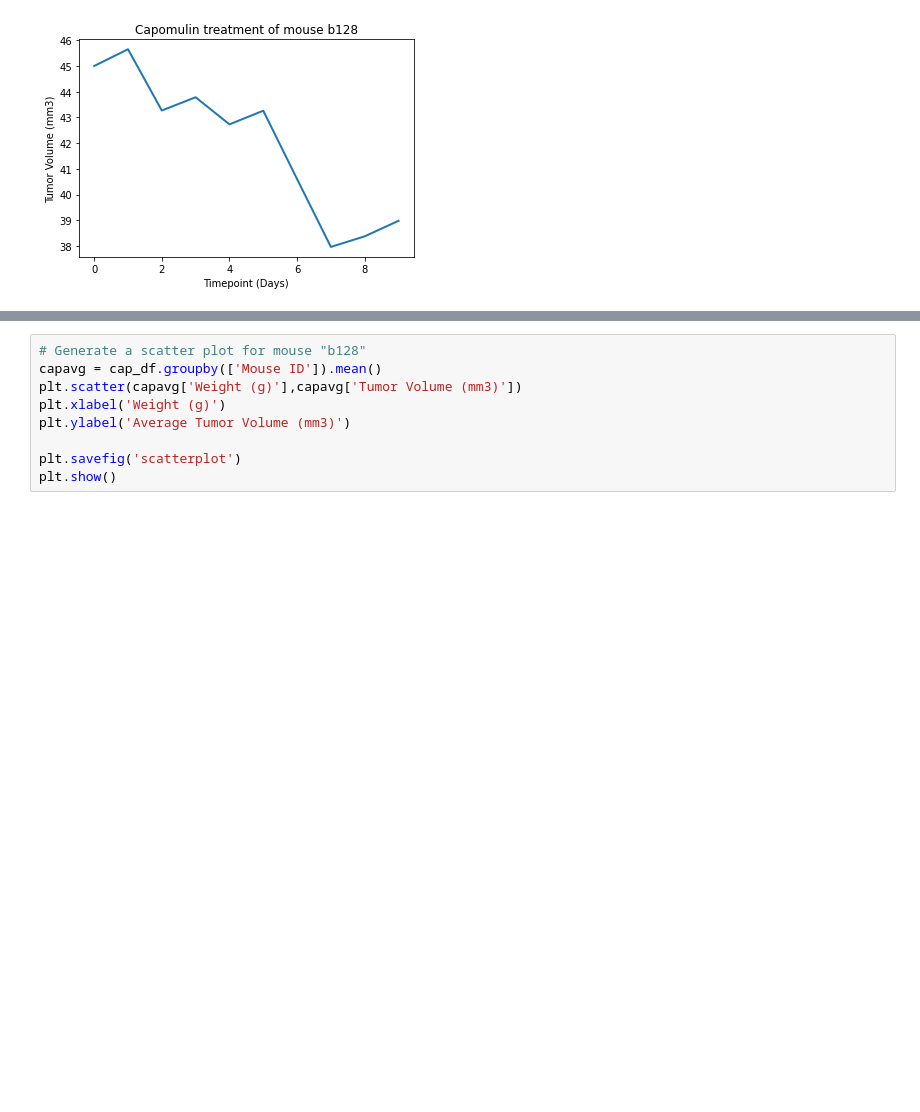
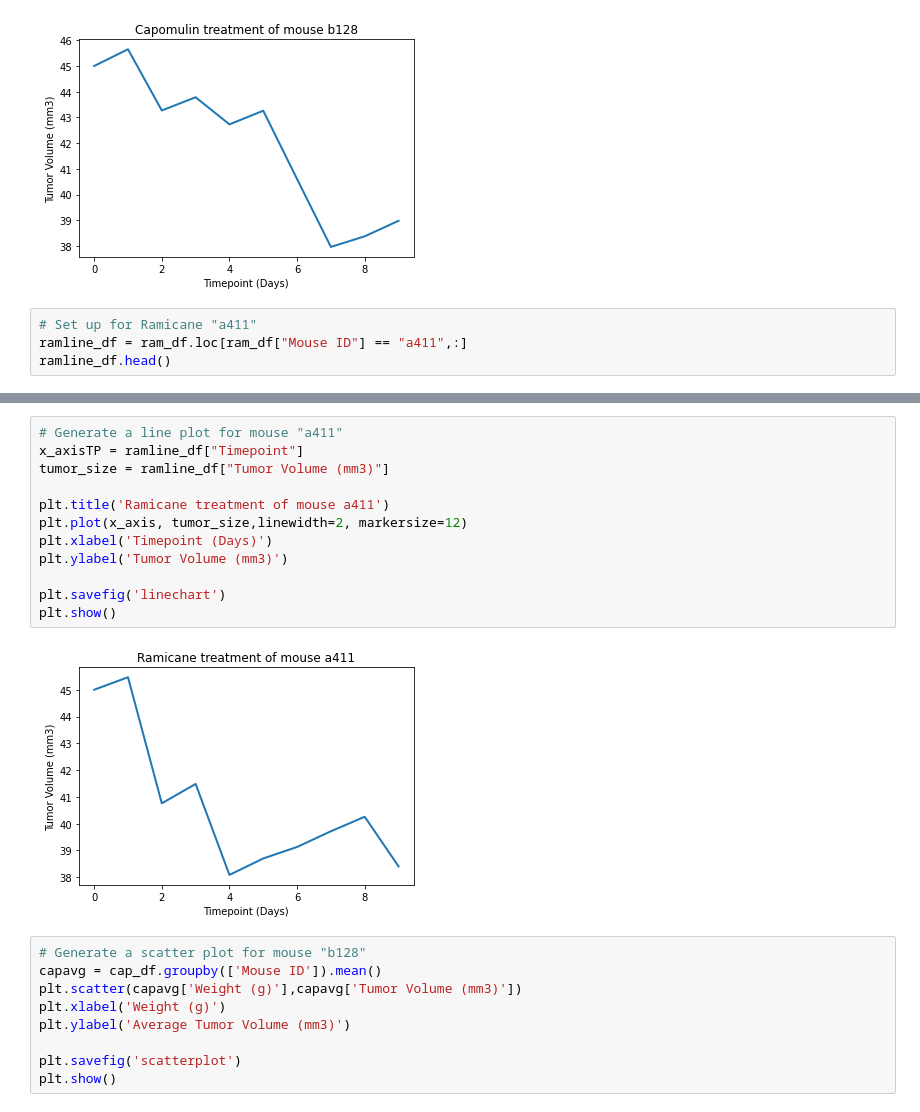
Before and after one commit to akspel/Matplot-Challenge, a Jupyter notebook: Pymaceuticals_Final.ipynb, the cells around one changed output, grey strips where cells are left out. Cells and saved outputs as stored; diff of their text form; blank space fills up the shorter version.

```diff
--- a/Pymaceuticals_Final.ipynb
+++ b/Pymaceuticals_Final.ipynb
@@ -413,3 +454,7 @@ plt.savefig('linechart')
 plt.show()
 # %% [output]
 [figure]
+# %%
+# Set up for Ramicane "a411"
+ramline_df = ram_df.loc[ram_df["Mouse ID"] == "a411",:]
+ramline_df.head()
@@ -416,3 +468,17 @@ plt.show()
+# %%
+# Generate a line plot for mouse "a411"
+x_axisTP = ramline_df["Timepoint"]
+tumor_size = ramline_df["Tumor Volume (mm3)"]
+
+plt.title('Ramicane treatment of mouse a411')
+plt.plot(x_axis, tumor_size,linewidth=2, markersize=12)
+plt.xlabel('Timepoint (Days)')
+plt.ylabel('Tumor Volume (mm3)')
+
+plt.savefig('linechart')
+plt.show()
+# %% [output]
+[figure, added]
 # %%
 # Generate a scatter plot for mouse "b128"
 capavg = cap_df.groupby(['Mouse ID']).mean()
```
Also changed, not shown: parts of 7 cells of this notebook, 2 other files.
